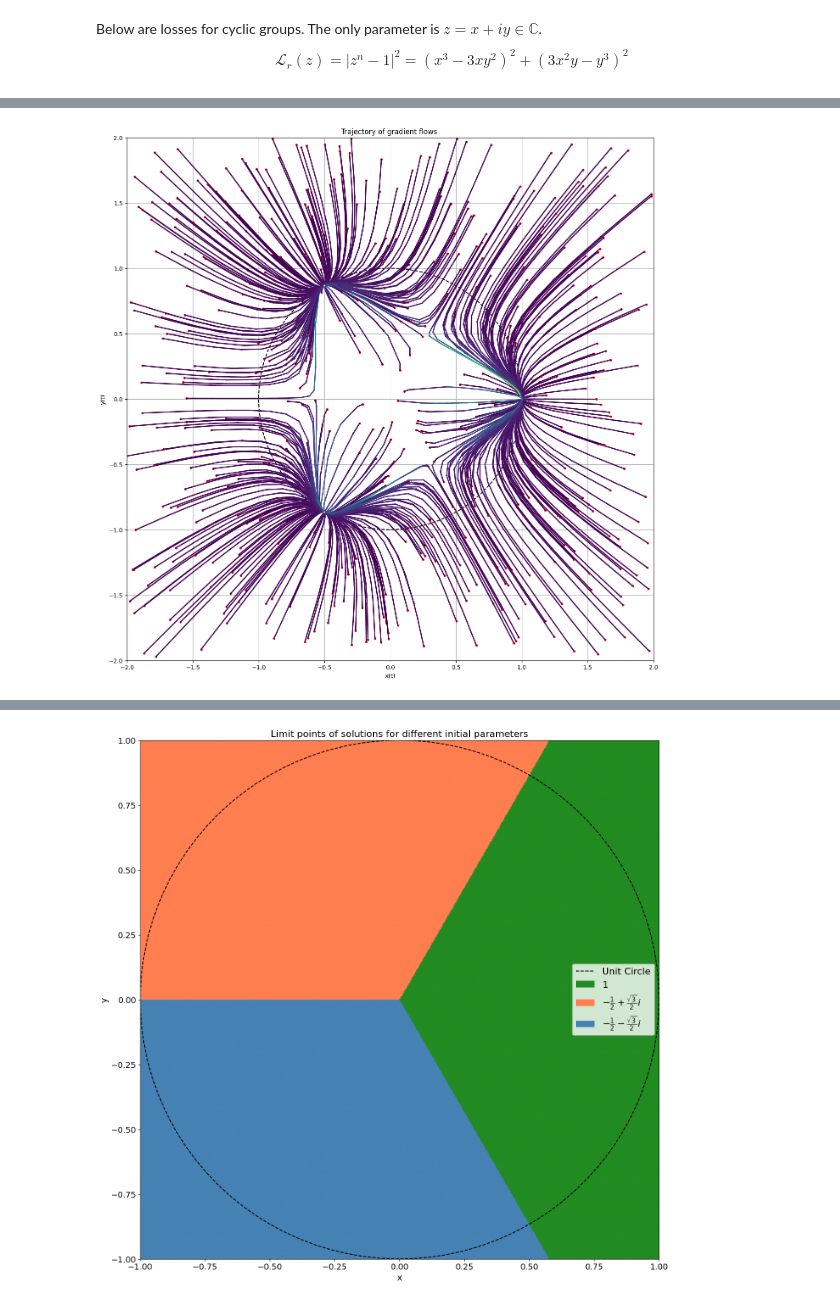
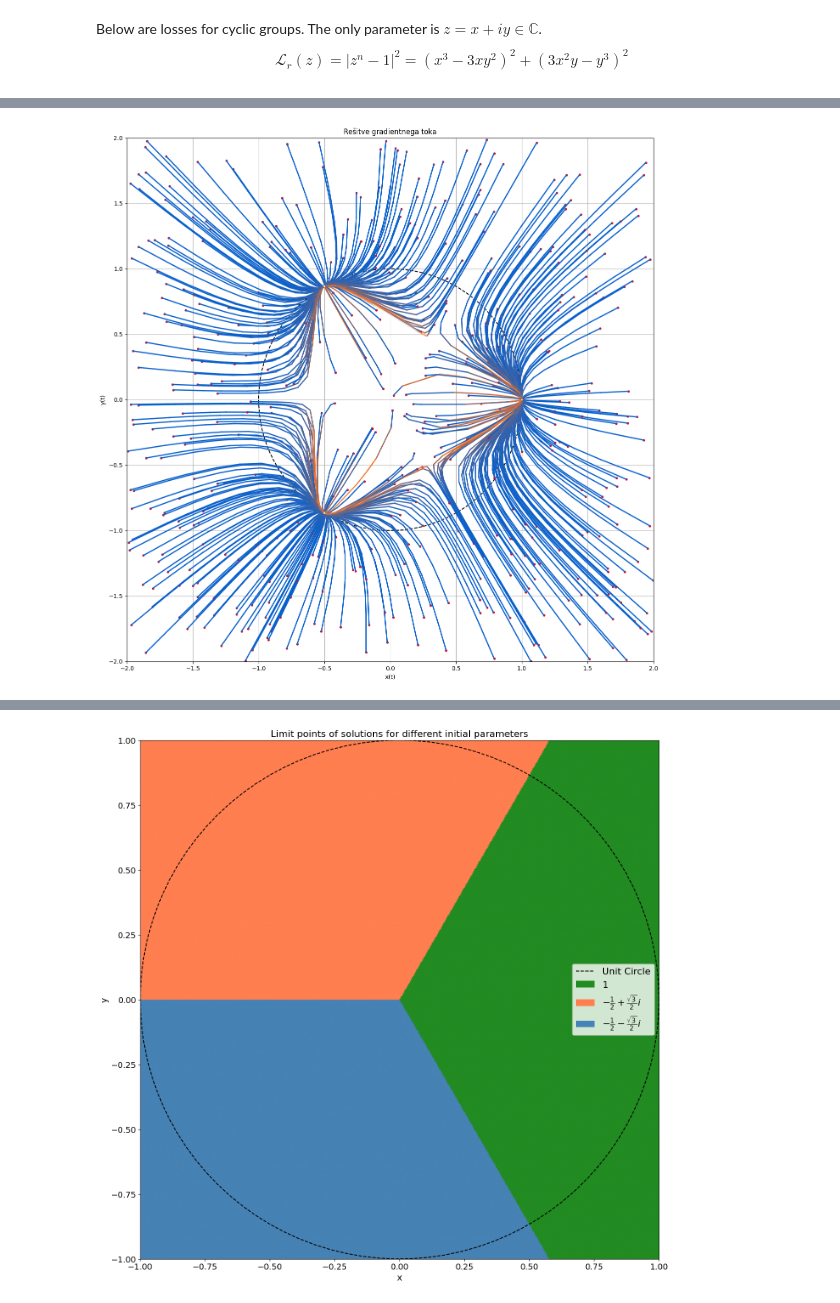
Before and after one commit to urhprimozic/gofi, a Jupyter notebook: gofi/ode/equation_generation/cyclic_groups.ipynb, the cells around one changed output, grey strips where cells are left out. Drawn from its saved outputs; the diff is of its cells as text; code cells hidden in the pictures.

Commit message:
new sampling plotting

```diff
--- a/gofi/ode/equation_generation/cyclic_groups.ipynb
+++ b/gofi/ode/equation_generation/cyclic_groups.ipynb
@@ -53,7 +53,7 @@ loss_y = sympy.lambdify((x, y), L_y)
 from scipy.integrate import solve_ivp
 import matplotlib.pyplot as plt
 import numpy as np
-
+from gofi.plot.colors import cmap_blue_orange_blackless
 # sollve d(x,y)/dt = -gradL
 def neg_grad(t, z):
     x, y = z
@@ -69,36 +69,38 @@ plt.figure(figsize=(16, 16))
 plt.plot(np.cos(np.linspace(0, 2 * np.pi, 100)), np.sin(np.linspace(0, 2 * np.pi, 100)), 'k--', label='Unit Circle')
 # plot the
 
 
 ax = plt.gca()
 ax.set_xlim([-2, 2])
 ax.set_ylim([-2, 2])
 
 sample_size = 500
 for i in range(sample_size):
     x0, y0 = np.random.uniform(-2, 2, 2)
     solution = solve_ivp(neg_grad, (0, t_max), (x0, y0))
 
-    cmap = plt.get_cmap('viridis')
+   # cmap = plt.get_cmap('viridis')
+    cmap = cmap_blue_orange_blackless
     norm = plt.Normalize(vmin=0, vmax=t_max)  # Normalize based on time range
     # plot initial step
     plt.plot(solution.y[0][0], solution.y[1][0], 'ro', label='Initial point', markersize=3)
 
 
     # Plot the solution in 2D (y vs x) with color changing over time
     for i in range(len(solution.t) - 1):
         plt.plot(solution.y[0][i:i+2], solution.y[1][i:i+2], color=cmap(norm(solution.t[i])), lw=2)#, marker= '>')
     #plt.plot(solution.y[0], solution.y[1], label='Gradient flow trajectory')
 
 
 
 plt.xlabel('x(t)')
 plt.ylabel('y(t)')
-plt.title('Trajectory of gradient flows ')
+plt.title('Rešitve gradientnega toka')
 plt.grid(True)
+plt.savefig('C3 trajektorije.pdf')
 plt.show()
 # %% [output]
-[figure, old version]
+[figure, new version]
 # %%
 import numpy as np
 from tqdm import tqdm
```
Also changed, not shown: parts of 3 cells of this notebook, 6 other files.
